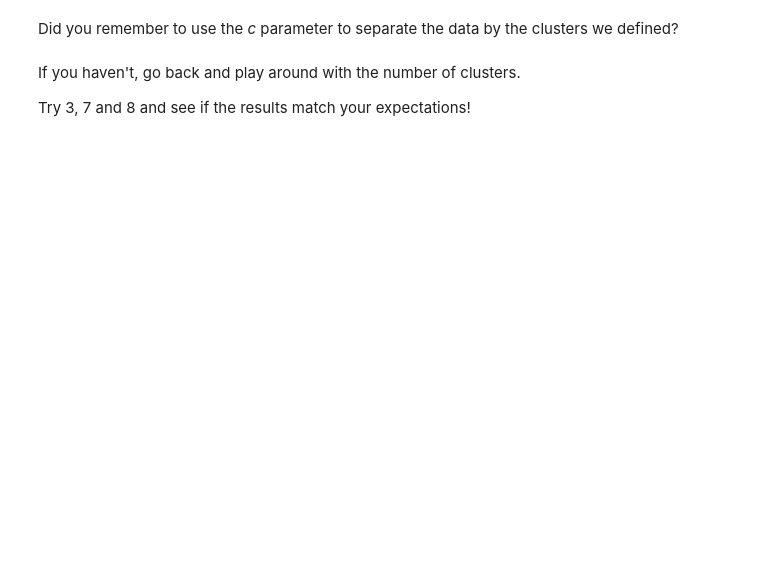
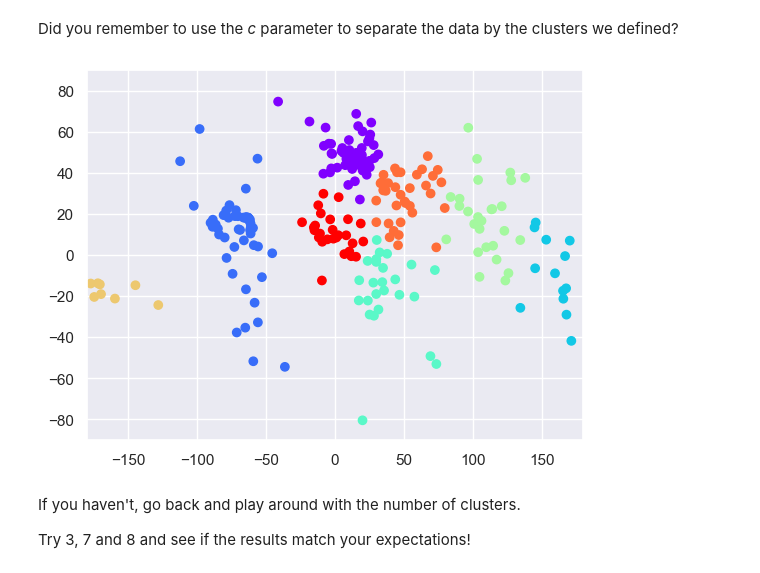
Before and after one commit to J-M-Bell/DataScienceBootcamp, a Jupyter notebook: Advanced Statistical Methods Exercises /Cluster Analysis/SimpleClusteringExampleExercise.ipynb, the cells around one changed output. Cells and saved outputs as stored; diff of their text form; code cells hidden in the pictures; blank space fills up the shorter version.

Commit message:
completed simple clustering example exercise notebook file

```diff
--- a/Advanced Statistical Methods Exercises /Cluster Analysis/SimpleClusteringExampleExercise.ipynb
+++ b/Advanced Statistical Methods Exercises /Cluster Analysis/SimpleClusteringExampleExercise.ipynb
@@ -46,3 +53,5 @@ Plot the <i>'Longtitude'</i> and <i>'Latitude'</i> columns.
 ## Select the features
 # %% [markdown]
 Create a copy of that data and remove all parameters apart from <i>Longitude</i> and <i>Latitude</i>.
+# %%
+x = data.iloc[:, 1:3]
@@ -50,3 +75,6 @@ Create a copy of that data and remove all parameters apart from <i>Longitude</i>
 ## Clustering
 # %% [markdown]
 Assume there are only two clusters.
+# %%
+kmeans = KMeans(8)
+kmeans.fit(x)
@@ -53,2 +83,5 @@ Assume there are only two clusters.
 # %% [markdown]
 ### Clustering Resutls
+# %%
+identified_clusters = kmeans.fit_predict(x)
+identified_clusters
@@ -54,0 +101,4 @@ Assume there are only two clusters.
+# %%
+data_with_clusters = data.copy()
+data_with_clusters['Cluster'] = identified_clusters
+data_with_clusters
@@ -55,5 +119,12 @@ Assume there are only two clusters.
 # %% [markdown]
 Did you remember to use the <i> c </i> parameter to separate the data by the clusters we defined?
+# %%
+plt.scatter(data['Longitude'], data['Latitude'],c=data_with_clusters['Cluster'],cmap='rainbow')
+plt.xlim(-180, 180)
+plt.ylim(-90, 90)
+plt.show()
+# %% [output]
+[figure, added]
 # %% [markdown]
 If you haven't, go back and play around with the number of clusters.
 
```
Also changed, not shown: parts of 5 cells of this notebook.
